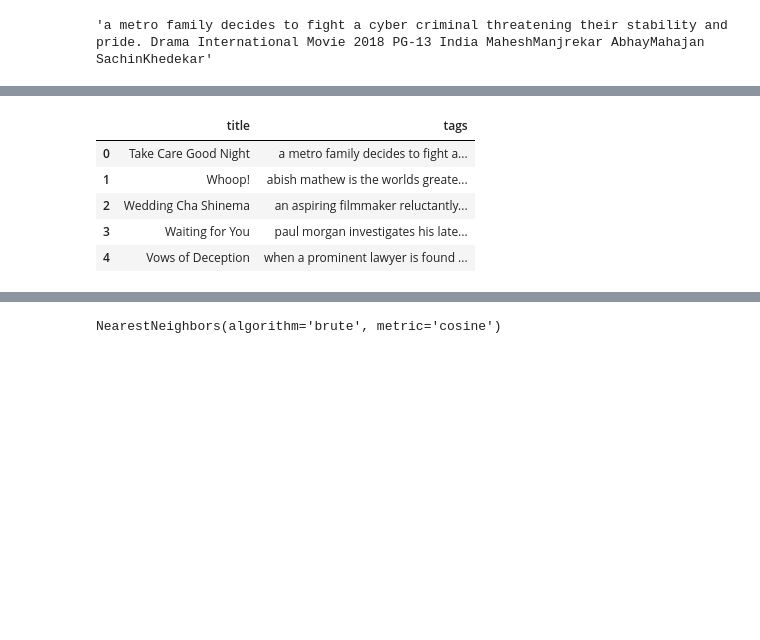
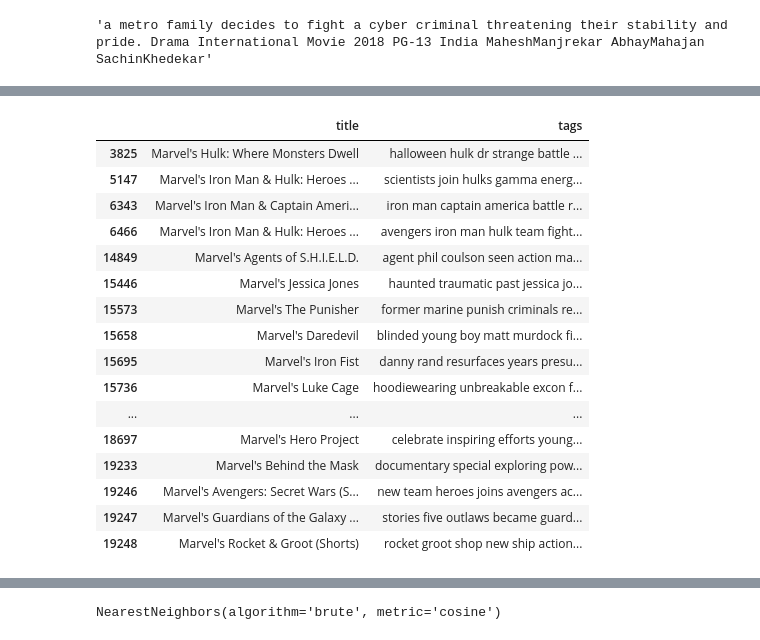
Before and after one commit to roshancharlie/Mini-Imdb-Application, a Jupyter notebook: recommendation_system.ipynb, the cells around one changed output, grey strips where cells are left out. Saved outputs shown, nothing was run; the diff lists cells and outputs as text; code cells hidden in the pictures; blank space fills up the shorter version.

```diff
--- a/recommendation_system.ipynb
+++ b/recommendation_system.ipynb
@@ -728,2 +698,0 @@ Hello How are you 123
-# %%
-movie['tags'] = movie['tags'].apply(remove_special_chars)
@@ -734,12 +699,23 @@ movie['tags'][0]
-# %%
-movie.head()
-# %% [output]
-|  | title | tags |
-| 0 | Take Care Good Night | a metro family decides to fight a... |
-| 1 | Whoop! | abish mathew is the worlds greate... |
-| 2 | Wedding Cha Shinema | an aspiring filmmaker reluctantly... |
-| 3 | Waiting for You | paul morgan investigates his late... |
-| 4 | Vows of Deception | when a prominent lawyer is found ... |
+# %%
+movie[movie['title'].str.contains("Marvel's")]
+# %% [output]
+|  | title | tags |
+| 3825 | Marvel's Hulk: Where Monsters Dwell | halloween hulk dr strange battle ... |
+| 5147 | Marvel's Iron Man & Hulk: Heroes ... | scientists join hulks gamma energ... |
+| 6343 | Marvel's Iron Man & Captain Ameri... | iron man captain america battle r... |
+| 6466 | Marvel's Iron Man & Hulk: Heroes ... | avengers iron man hulk team fight... |
+| 14849 | Marvel's Agents of S.H.I.E.L.D. | agent phil coulson seen action ma... |
+| 15446 | Marvel's Jessica Jones | haunted traumatic past jessica jo... |
+| 15573 | Marvel's The Punisher | former marine punish criminals re... |
+| 15658 | Marvel's Daredevil | blinded young boy matt murdock fi... |
+| 15695 | Marvel's Iron Fist | danny rand resurfaces years presu... |
+| 15736 | Marvel's Luke Cage | hoodiewearing unbreakable excon f... |
+| ... | ... | ... |
+| 18697 | Marvel's Hero Project | celebrate inspiring efforts young... |
+| 19233 | Marvel's Behind the Mask | documentary special exploring pow... |
+| 19246 | Marvel's Avengers: Secret Wars (S... | new team heroes joins avengers ac... |
+| 19247 | Marvel's Guardians of the Galaxy ... | stories five outlaws became guard... |
+| 19248 | Marvel's Rocket & Groot (Shorts) | rocket groot shop new ship action... |
 # %%
 movie.info()
 # %% [output]
```
Also changed, not shown: parts of 54 cells of this notebook.
